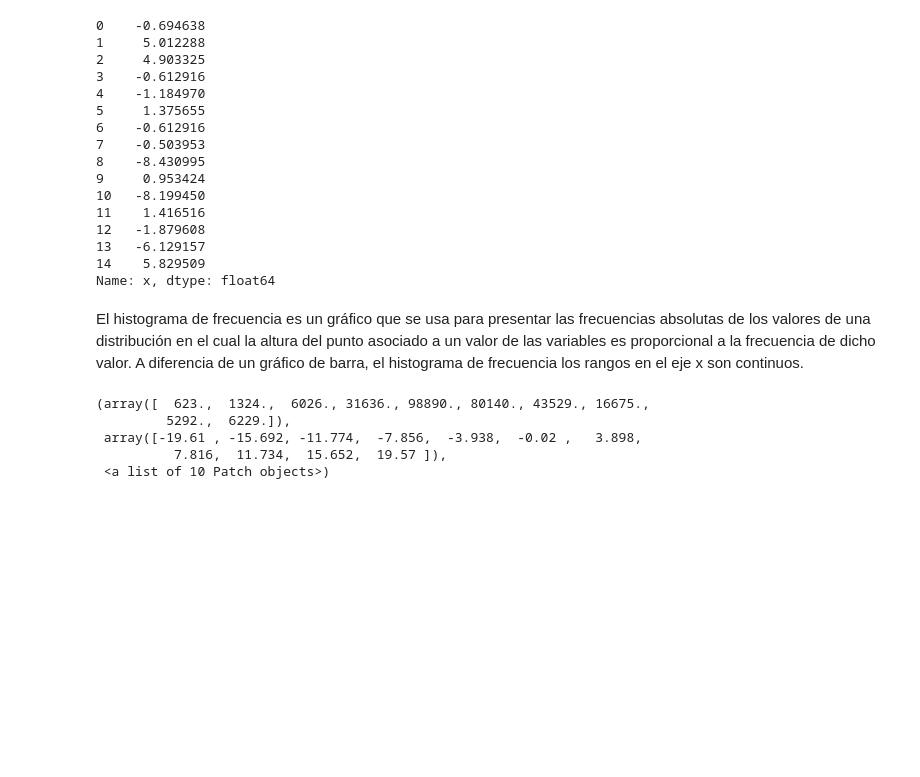
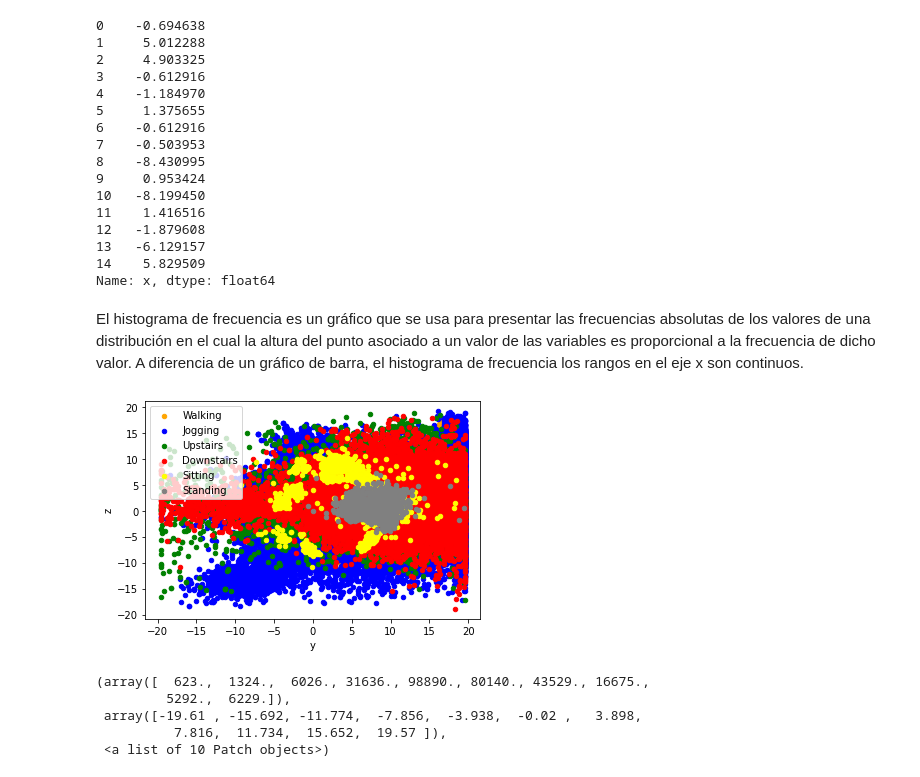
Before and after one commit to epereirasg/Curso-de-Machine-Learning, a Jupyter notebook: ProyectoFinal ML/ Entrega 04 - Model/Model.ipynb, the cells around one changed output. Saved outputs shown, nothing was run; the diff lists cells and outputs as text; code cells hidden in the pictures; blank space fills up the shorter version.

```diff
--- a/ProyectoFinal ML/ Entrega 04 - Model/Model.ipynb
+++ b/ProyectoFinal ML/ Entrega 04 - Model/Model.ipynb
@@ -430,4 +430,17 @@ datanew.x.head(n=15)
 Name: x, dtype: float64
 # %% [markdown]
 El histograma de frecuencia es un gráfico que se usa para presentar las frecuencias absolutas de los valores de una distribución en el cual la altura del punto asociado a un valor de las variables es proporcional a la frecuencia de dicho valor. A diferencia de un gráfico de barra, el histograma de frecuencia los rangos en el eje x son continuos.
+# %%
+#variable y VS variable z. Este gráfico muestra la relación entre la variable(y) y la variable (z), según las actividades.
+fig = datanew[datanew.activity=='Walking'].plot(kind='scatter',x='y',y='z',color='orange', label='Walking')
+datanew[datanew.activity=='Jogging'].plot(kind='scatter',x='y',y='z',color='blue', label='Jogging', ax=fig)
+datanew[datanew.activity=='Upstairs'].plot(kind='scatter',x='y',y='z',color='green', label='Upstairs', ax=fig)
+datanew[datanew.activity=='Downstairs'].plot(kind='scatter',x='y',y='z',color='red', label='Downstairs', ax=fig)
+datanew[datanew.activity=='Sitting'].plot(kind='scatter',x='y',y='z',color='yellow', label='Sitting', ax=fig)
+datanew[datanew.activity=='Standing'].plot(kind='scatter',x='y',y='z',color='gray', label='Standing', ax=fig)
+fig.set_xlabel("y")
+fig.set_ylabel("z")
+plt.show()
+# %% [output]
+[figure, added]
 # %%
```
Also changed, not shown: parts of 2 cells of this notebook.
